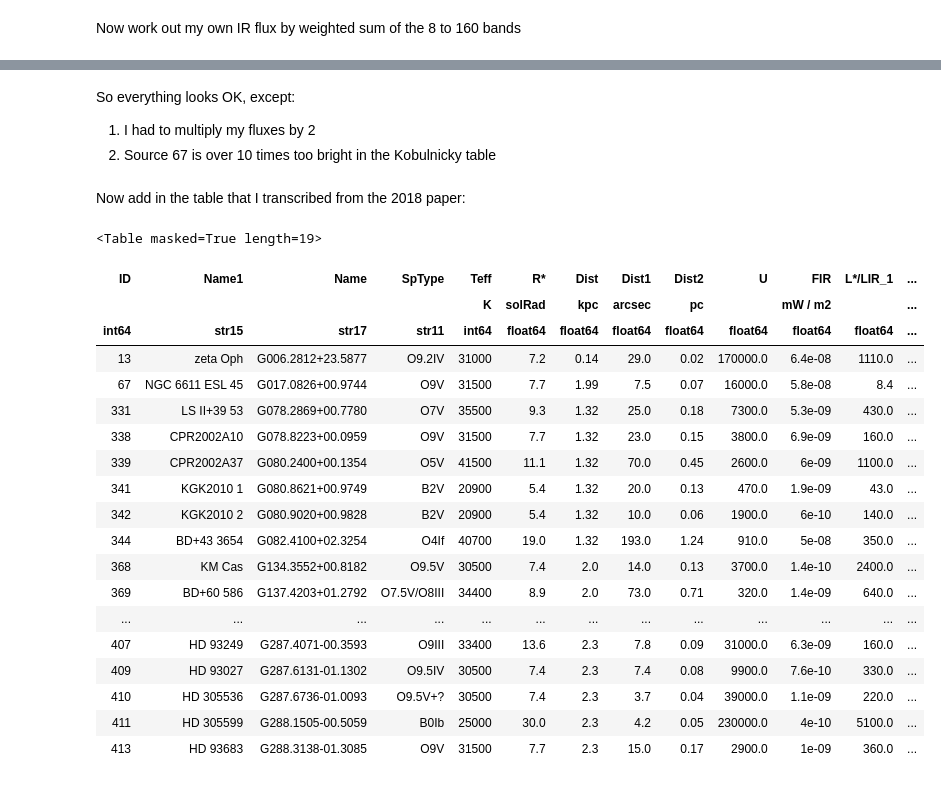
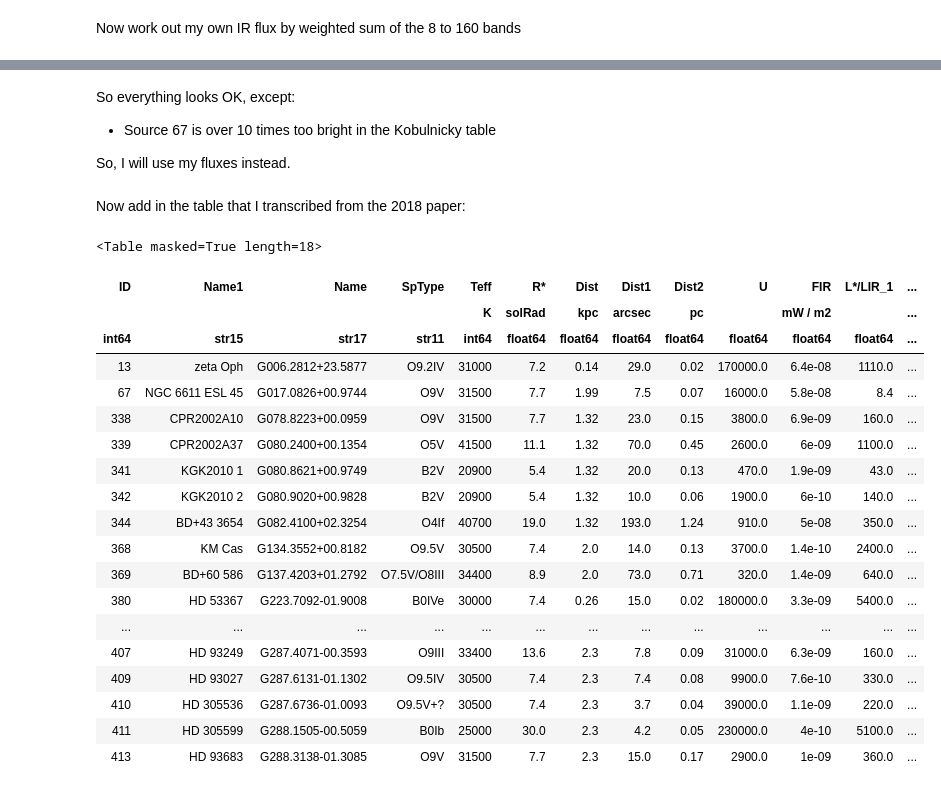
Before and after one commit to div-B-equals-0/dust-wave-case-studies, a Jupyter notebook: Kobulnicky-samples.ipynb, the cells around one changed output, grey strips where cells are left out. Saved outputs shown, nothing was run; the diff lists cells and outputs as text; code cells hidden in the pictures.

Commit message:
Calculate shell tau for Kobulnicky (2018) sample

```diff
--- a/Kobulnicky-samples.ipynb
+++ b/Kobulnicky-samples.ipynb
@@ -320,32 +320,36 @@ None
 # %% [markdown]
 So everything looks OK, except:
 
-1. I had to multiply my fluxes by 2
-2. Source 67 is over 10 times too bright in the Kobulnicky table
+* Source 67 is over 10 times too bright in the Kobulnicky table
+
+So, I will use my fluxes instead.
 # %% [markdown]
 Now add in the table that I transcribed from the 2018 paper:
 # %%
 tab18 = Table.read('kob18.fits')
-# %%
-join(t, tab18, keys='ID')
-# %% [output]
-<Table masked=True length=19>
-| ID | Name1 | Name | SpType | Teff | R* | Dist | Dist1 | Dist2 | U | FIR | L*/LIR_1 | ... |
-|  |  |  |  | K | solRad | kpc | arcsec | pc |  | mW / m2 |  | ... |
-| int64 | str15 | str17 | str11 | int64 | float64 | float64 | float64 | float64 | float64 | float64 | float64 | ... |
-| 13 | zeta Oph | G006.2812+23.5877 | O9.2IV | 31000 | 7.2 | 0.14 | 29.0 | 0.02 | 170000.0 | 6.4e-08 | 1110.0 | ... |
-| 67 | NGC 6611 ESL 45 | G017.0826+00.9744 | O9V | 31500 | 7.7 | 1.99 | 7.5 | 0.07 | 16000.0 | 5.8e-08 | 8.4 | ... |
-| 331 | LS II+39 53 | G078.2869+00.7780 | O7V | 35500 | 9.3 | 1.32 | 25.0 | 0.18 | 7300.0 | 5.3e-09 | 430.0 | ... |
-| 338 | CPR2002A10 | G078.8223+00.0959 | O9V | 31500 | 7.7 | 1.32 | 23.0 | 0.15 | 3800.0 | 6.9e-09 | 160.0 | ... |
-| 339 | CPR2002A37 | G080.2400+00.1354 | O5V | 41500 | 11.1 | 1.32 | 70.0 | 0.45 | 2600.0 | 6e-09 | 1100.0 | ... |
-| 341 | KGK2010 1 | G080.8621+00.9749 | B2V | 20900 | 5.4 | 1.32 | 20.0 | 0.13 | 470.0 | 1.9e-09 | 43.0 | ... |
-| 342 | KGK2010 2 | G080.9020+00.9828 | B2V | 20900 | 5.4 | 1.32 | 10.0 | 0.06 | 1900.0 | 6e-10 | 140.0 | ... |
-| 344 | BD+43 3654 | G082.4100+02.3254 | O4If | 40700 | 19.0 | 1.32 | 193.0 | 1.24 | 910.0 | 5e-08 | 350.0 | ... |
-| 368 | KM Cas | G134.3552+00.8182 | O9.5V | 30500 | 7.4 | 2.0 | 14.0 | 0.13 | 3700.0 | 1.4e-10 | 2400.0 | ... |
-| 369 | BD+60 586 | G137.4203+01.2792 | O7.5V/O8III | 34400 | 8.9 | 2.0 | 73.0 | 0.71 | 320.0 | 1.4e-09 | 640.0 | ... |
-| ... | ... | ... | ... | ... | ... | ... | ... | ... | ... | ... | ... | ... |
-| 407 | HD 93249 | G287.4071-00.3593 | O9III | 33400 | 13.6 | 2.3 | 7.8 | 0.09 | 31000.0 | 6.3e-09 | 160.0 | ... |
-| 409 | HD 93027 | G287.6131-01.1302 | O9.5IV | 30500 | 7.4 | 2.3 | 7.4 | 0.08 | 9900.0 | 7.6e-10 | 330.0 | ... |
-| 410 | HD 305536 | G287.6736-01.0093 | O9.5V+? | 30500 | 7.4 | 2.3 | 3.7 | 0.04 | 39000.0 | 1.1e-09 | 220.0 | ... |
-| 411 | HD 305599 | G288.1505-00.5059 | B0Ib | 25000 | 30.0 | 2.3 | 4.2 | 0.05 | 230000.0 | 4e-10 | 5100.0 | ... |
-| 413 | HD 93683 | G288.3138-01.3085 | O9V | 31500 | 7.7 | 2.3 | 15.0 | 0.17 | 2900.0 | 1e-09 | 360.0 | ... |
+# %%
+tt = join(t, tab18, keys='ID')
+tt['LIR_will'] = tt['FIR_will']*(u.erg/u.cm**2/u.s)*4*np.pi*(tt['Dist']*1e3*u.parsec).to(u.cm)**2 / const.L_sun.to(u.erg/u.s)
+tt['LIR/L* will'] = tt['LIR_will']/(1e4*tt['L4'])
+tt
+# %% [output]
+<Table masked=True length=18>
+| ID | Name1 | Name | SpType | Teff | R* | Dist | Dist1 | Dist2 | U | FIR | L*/LIR_1 | ... |
+|  |  |  |  | K | solRad | kpc | arcsec | pc |  | mW / m2 |  | ... |
+| int64 | str15 | str17 | str11 | int64 | float64 | float64 | float64 | float64 | float64 | float64 | float64 | ... |
+| 13 | zeta Oph | G006.2812+23.5877 | O9.2IV | 31000 | 7.2 | 0.14 | 29.0 | 0.02 | 170000.0 | 6.4e-08 | 1110.0 | ... |
+| 67 | NGC 6611 ESL 45 | G017.0826+00.9744 | O9V | 31500 | 7.7 | 1.99 | 7.5 | 0.07 | 16000.0 | 5.8e-08 | 8.4 | ... |
+| 338 | CPR2002A10 | G078.8223+00.0959 | O9V | 31500 | 7.7 | 1.32 | 23.0 | 0.15 | 3800.0 | 6.9e-09 | 160.0 | ... |
+| 339 | CPR2002A37 | G080.2400+00.1354 | O5V | 41500 | 11.1 | 1.32 | 70.0 | 0.45 | 2600.0 | 6e-09 | 1100.0 | ... |
+| 341 | KGK2010 1 | G080.8621+00.9749 | B2V | 20900 | 5.4 | 1.32 | 20.0 | 0.13 | 470.0 | 1.9e-09 | 43.0 | ... |
+| 342 | KGK2010 2 | G080.9020+00.9828 | B2V | 20900 | 5.4 | 1.32 | 10.0 | 0.06 | 1900.0 | 6e-10 | 140.0 | ... |
+| 344 | BD+43 3654 | G082.4100+02.3254 | O4If | 40700 | 19.0 | 1.32 | 193.0 | 1.24 | 910.0 | 5e-08 | 350.0 | ... |
+| 368 | KM Cas | G134.3552+00.8182 | O9.5V | 30500 | 7.4 | 2.0 | 14.0 | 0.13 | 3700.0 | 1.4e-10 | 2400.0 | ... |
+| 369 | BD+60 586 | G137.4203+01.2792 | O7.5V/O8III | 34400 | 8.9 | 2.0 | 73.0 | 0.71 | 320.0 | 1.4e-09 | 640.0 | ... |
+| 380 | HD 53367 | G223.7092-01.9008 | B0IVe | 30000 | 7.4 | 0.26 | 15.0 | 0.02 | 180000.0 | 3.3e-09 | 5400.0 | ... |
+| ... | ... | ... | ... | ... | ... | ... | ... | ... | ... | ... | ... | ... |
+| 407 | HD 93249 | G287.4071-00.3593 | O9III | 33400 | 13.6 | 2.3 | 7.8 | 0.09 | 31000.0 | 6.3e-09 | 160.0 | ... |
+| 409 | HD 93027 | G287.6131-01.1302 | O9.5IV | 30500 | 7.4 | 2.3 | 7.4 | 0.08 | 9900.0 | 7.6e-10 | 330.0 | ... |
+| 410 | HD 305536 | G287.6736-01.0093 | O9.5V+? | 30500 | 7.4 | 2.3 | 3.7 | 0.04 | 39000.0 | 1.1e-09 | 220.0 | ... |
+| 411 | HD 305599 | G288.1505-00.5059 | B0Ib | 25000 | 30.0 | 2.3 | 4.2 | 0.05 | 230000.0 | 4e-10 | 5100.0 | ... |
+| 413 | HD 93683 | G288.3138-01.3085 | O9V | 31500 | 7.7 | 2.3 | 15.0 | 0.17 | 2900.0 | 1e-09 | 360.0 | ... |
```
Also changed, not shown: parts of 9 cells of this notebook, 2 other files.
